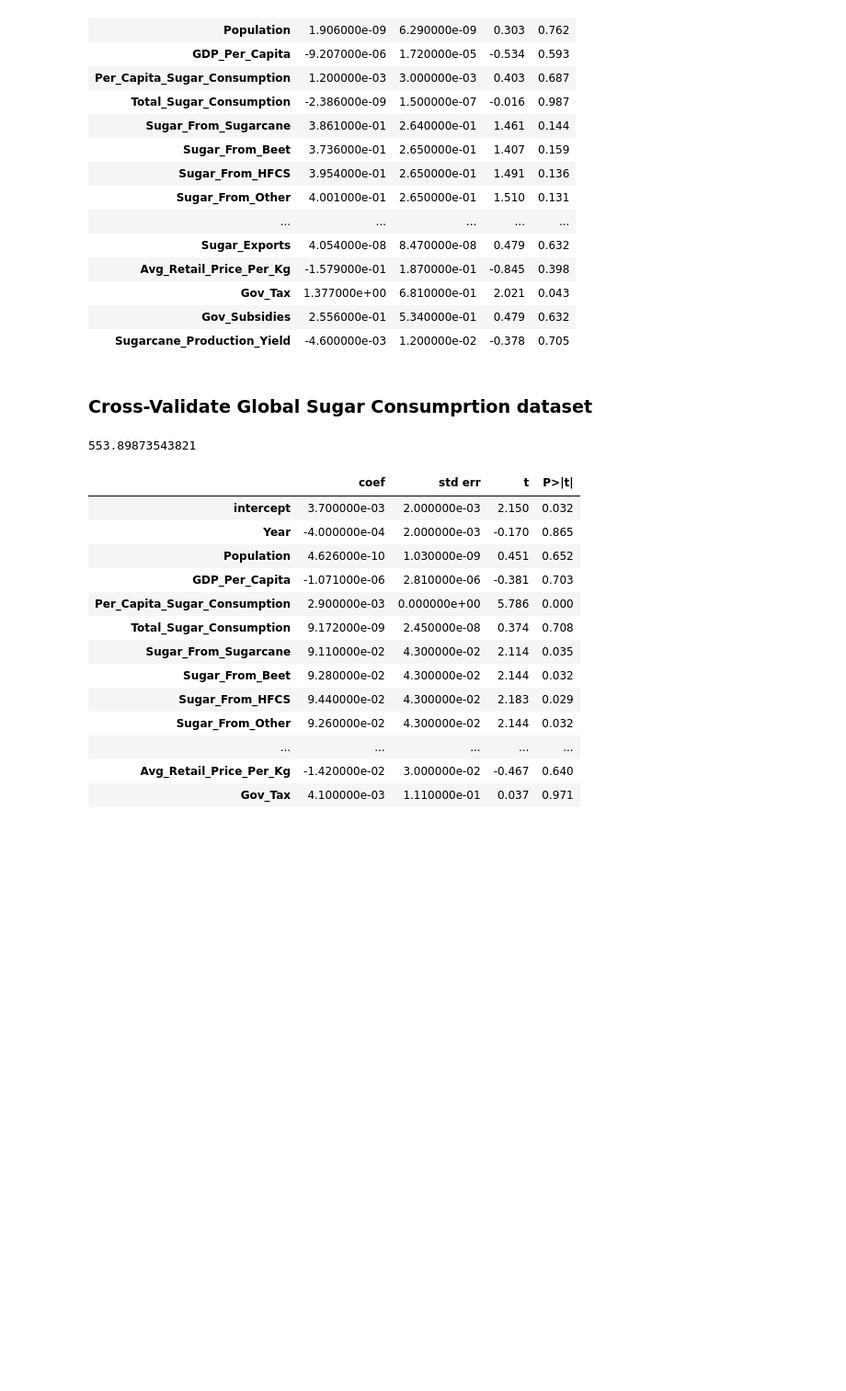
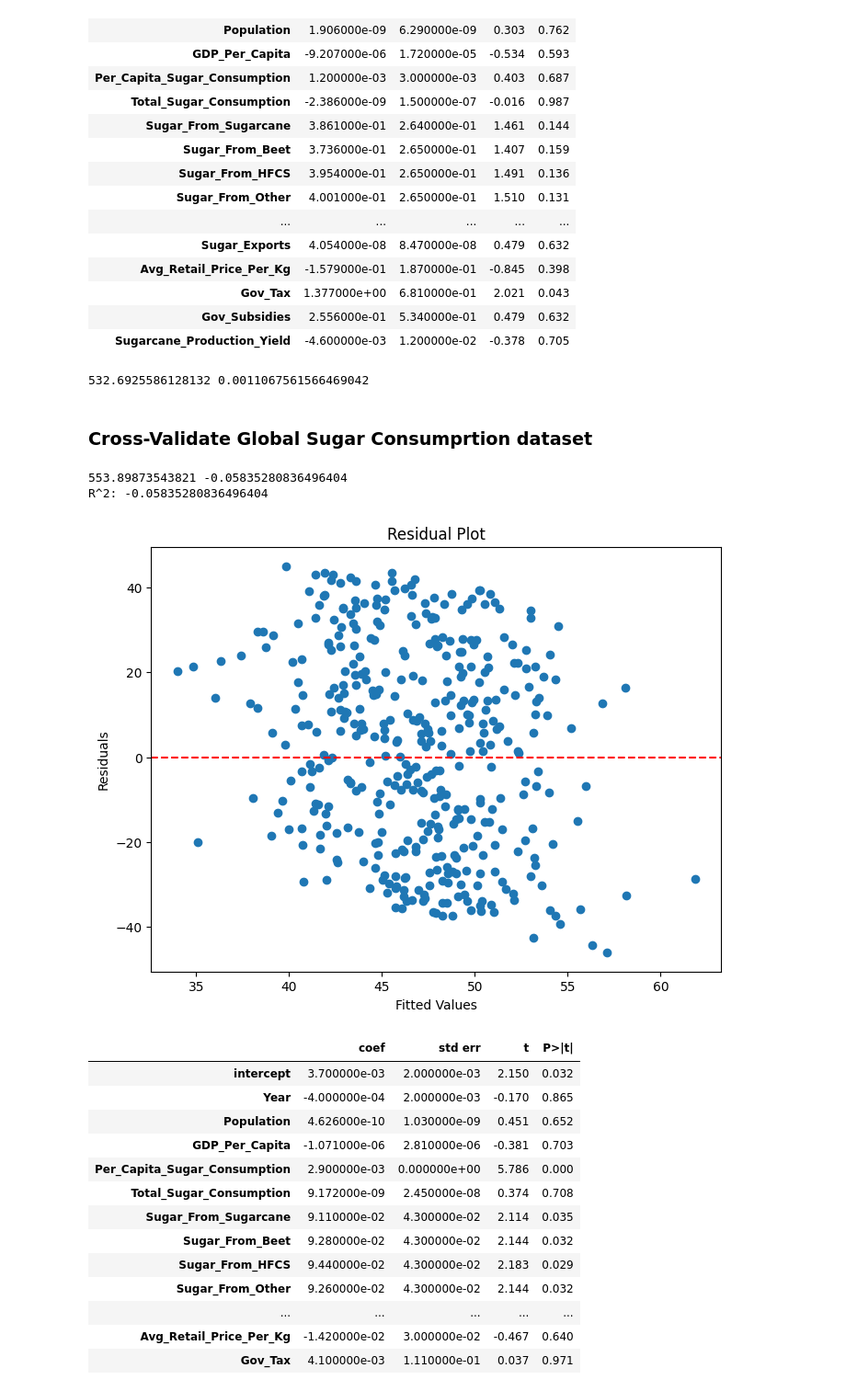
Before and after one commit to TanyaCST/CSC293_Final_project, a Jupyter notebook: sugar1.ipynb, the cells around one changed output. Shown: that part at 92% size. Cells and saved outputs as stored; diff of their text form; code cells hidden in the pictures; blank space fills up the shorter version.

Commit message:
Add residuals & total sugar consumption model

```diff
--- a/sugar1.ipynb
+++ b/sugar1.ipynb
@@ -111,6 +120,16 @@ summarize(results)
 | Gov_Tax | 1.377000e+00 | 6.810000e-01 | 2.021 | 0.043 |
 | Gov_Subsidies | 2.556000e-01 | 5.340000e-01 | 0.479 | 0.632 |
 | Sugarcane_Production_Yield | -4.600000e-03 | 1.200000e-02 | -0.378 | 0.705 |
+# %%
+# Campute the MSE and r^2
+
+y_pred = results.predict(X)
+mse = mean_squared_error(y, y_pred)
+r_2 = results.rsquared
+
+print(mse, r_2)
+# %% [output]
+532.6925586128132 0.0011067561566469042
 # %% [markdown]
 ### Cross-Validate Global Sugar Consumprtion dataset
 # %%
@@ -148,9 +167,36 @@ lr_pred = least_squares.predict(x_test)
 # Find the mean squared error for the linear regression model
 mse = mean_squared_error(y_test, lr_pred)
 
-print(mse)
+r_2 = r2_score(y_test, lr_pred)
+
+# 1. Calculate the residual sum of squares (SS_res)
+ss_res = np.sum((y_test - lr_pred) ** 2)
+
+# 2. Calculate the total sum of squares (SS_tot)
+ss_tot = np.sum((y_test - np.mean(y_test)) ** 2)
+
+# 3. Calculate R^2
+r_squared = 1 - (ss_res / ss_tot)
+
+print(mse,r_2)
+
+print("R^2:", r_squared)
 # %% [output]
-553.89873543821
+553.89873543821 -0.05835280836496404
+R^2: -0.05835280836496404
+# %%
+residuals = y_test - lr_pred
+
+# Plot residuals vs fitted values (Residual Plot)
+plt.figure(figsize=(8, 6))
+plt.scatter(lr_pred, residuals)
+plt.axhline(y=0, color='red', linestyle='--')
+plt.xlabel('Fitted Values')
+plt.ylabel('Residuals')
+plt.title('Residual Plot')
+plt.show()
+# %% [output]
+[figure, added]
 # %%
 #looking into diabetes very simplily
 y_diabetes = sugar2['Diabetes_Prevalence']
```
Also changed, not shown: parts of 11 cells of this notebook.
